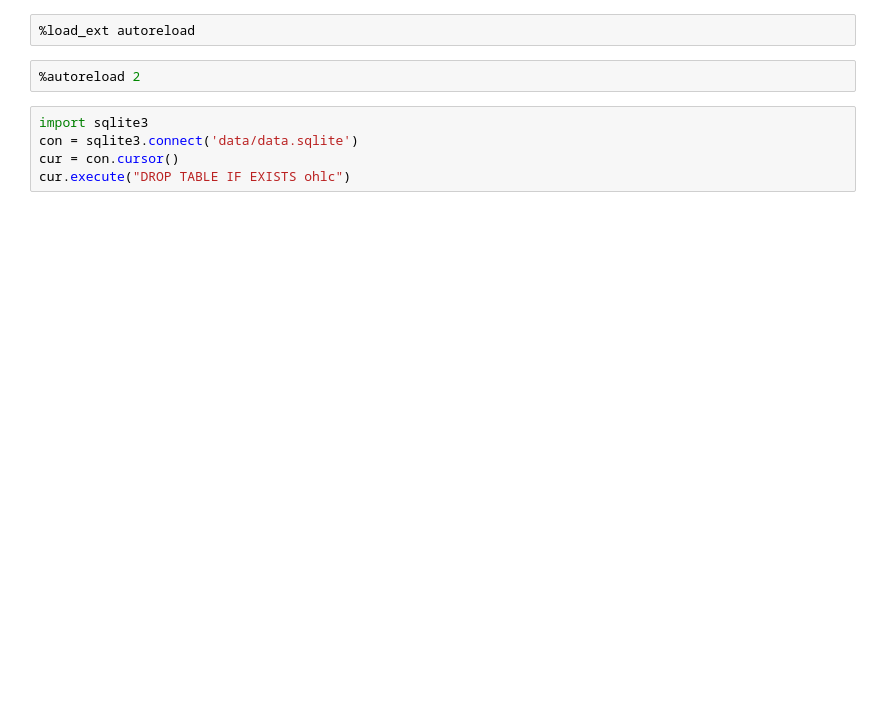
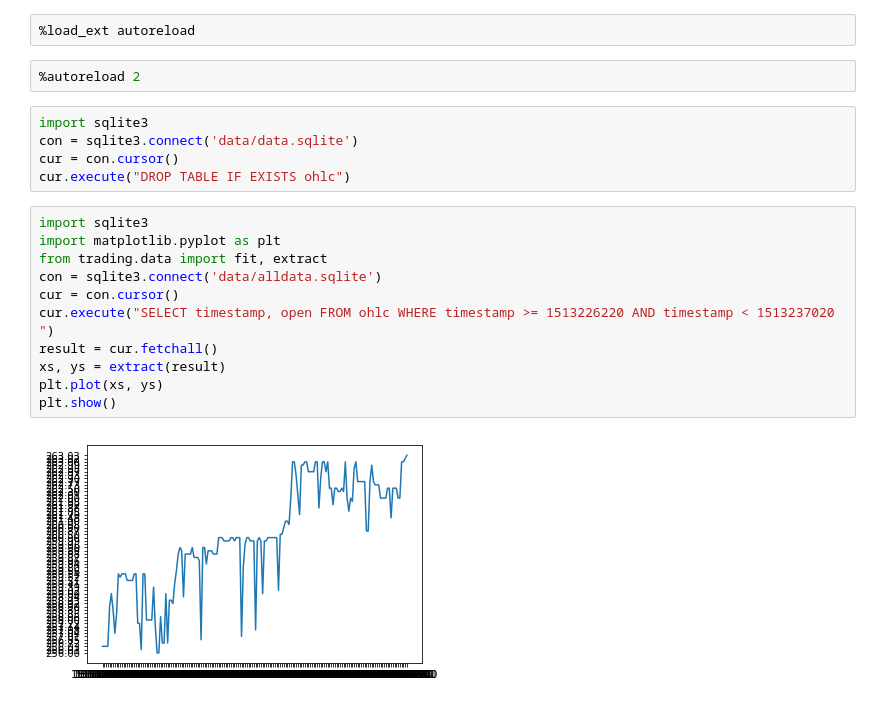
Before and after one commit to cryptobuks1/trading-mix, a Jupyter notebook: SQLite.ipynb, the cells around one changed output. Drawn from its saved outputs; the diff is of its cells as text; blank space fills up the shorter version.

Commit message:
Select subset

```diff
--- a/SQLite.ipynb
+++ b/SQLite.ipynb
@@ -7,6 +7,19 @@ import sqlite3
 con = sqlite3.connect('data/data.sqlite')
 cur = con.cursor()
 cur.execute("DROP TABLE IF EXISTS ohlc")
+# %%
+import sqlite3
+import matplotlib.pyplot as plt
+from trading.data import fit, extract
+con = sqlite3.connect('data/alldata.sqlite')
+cur = con.cursor()
+cur.execute("SELECT timestamp, open FROM ohlc WHERE timestamp >= 1513226220 AND timestamp < 1513237020 ")
+result = cur.fetchall()
+xs, ys = extract(result)
+plt.plot(xs, ys)
+plt.show()
+# %% [output]
+[figure, added]
 # %%
 import sqlite3
 import matplotlib.pyplot as plt
```
Also changed, not shown: parts of 1 cell of this notebook.
